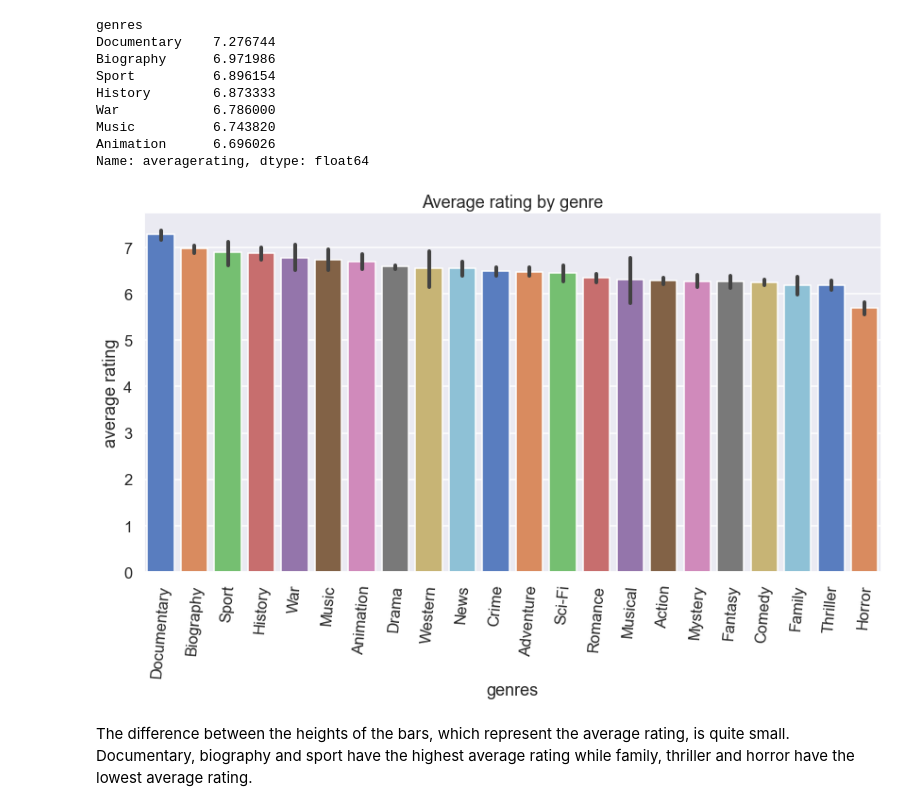
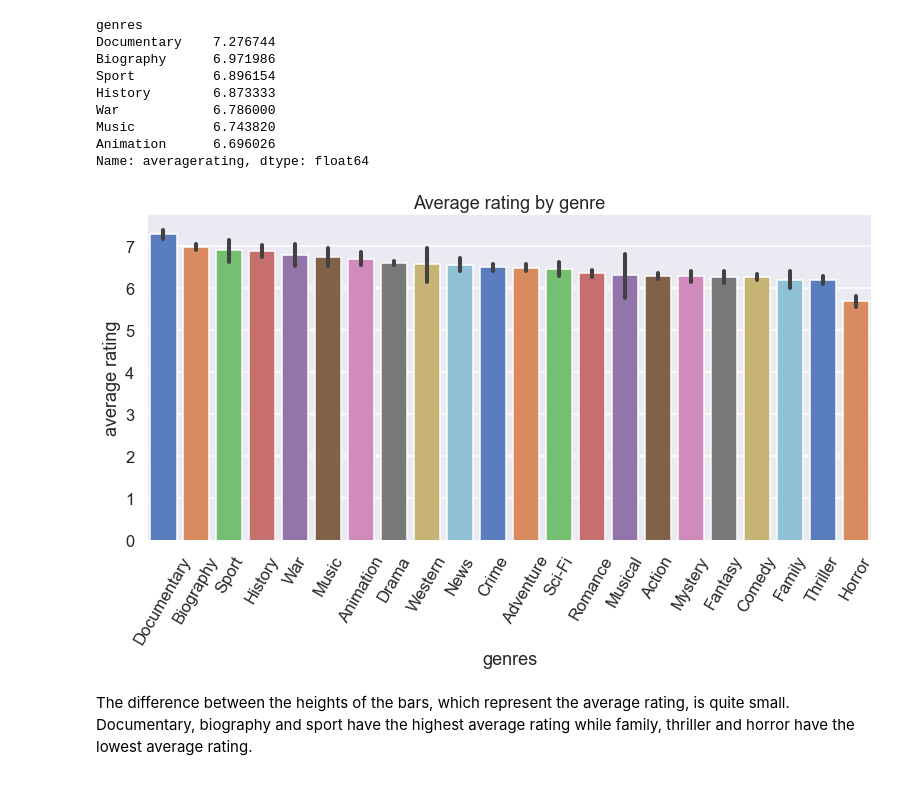
Before and after one commit to Scholarchep/Analysis-for-a-Microsoft-New-Movie-Studio, a Jupyter notebook: student.ipynb, the cells around one changed output. Drawn from its saved outputs; the diff is of its cells as text; code cells hidden in the pictures.

```diff
--- a/student.ipynb
+++ b/student.ipynb
@@ -550,13 +550,13 @@ Name: averagerating, dtype: float64
 # %%
 #bar graph showing the average rating by genre
 fig, ax =plt.subplots(figsize=(14,7))
 order_by = movies.groupby('genres')['averagerating'].mean().sort_values(ascending=False).index
 sns.barplot(data=movies, x='genres', y= 'averagerating', palette='muted', order=order_by, ax=ax)
 ax.set_title('Average rating by genre')
 ax.set_ylabel('average rating')
-plt.xticks(rotation=85);
+plt.xticks(rotation=60);
 # %% [output]
-[figure, old version]
+[figure, new version]
 # %% [markdown]
 The difference between the heights of the bars, which represent the average rating, is quite small.<br>
 Documentary, biography and sport have the highest average rating while family, thriller and horror have the lowest average rating.
```
Also changed, not shown: parts of 2 cells of this notebook, 8 other files.
